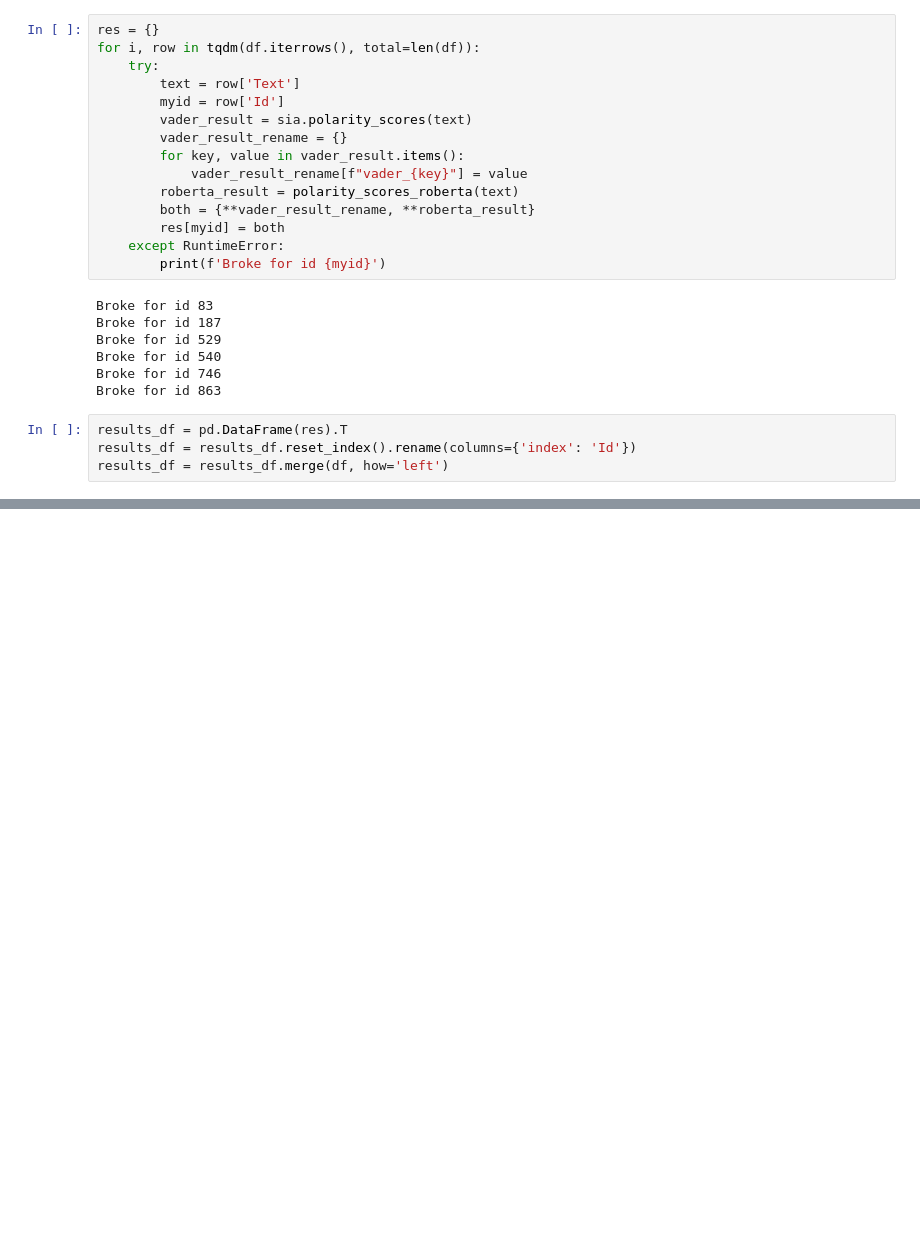
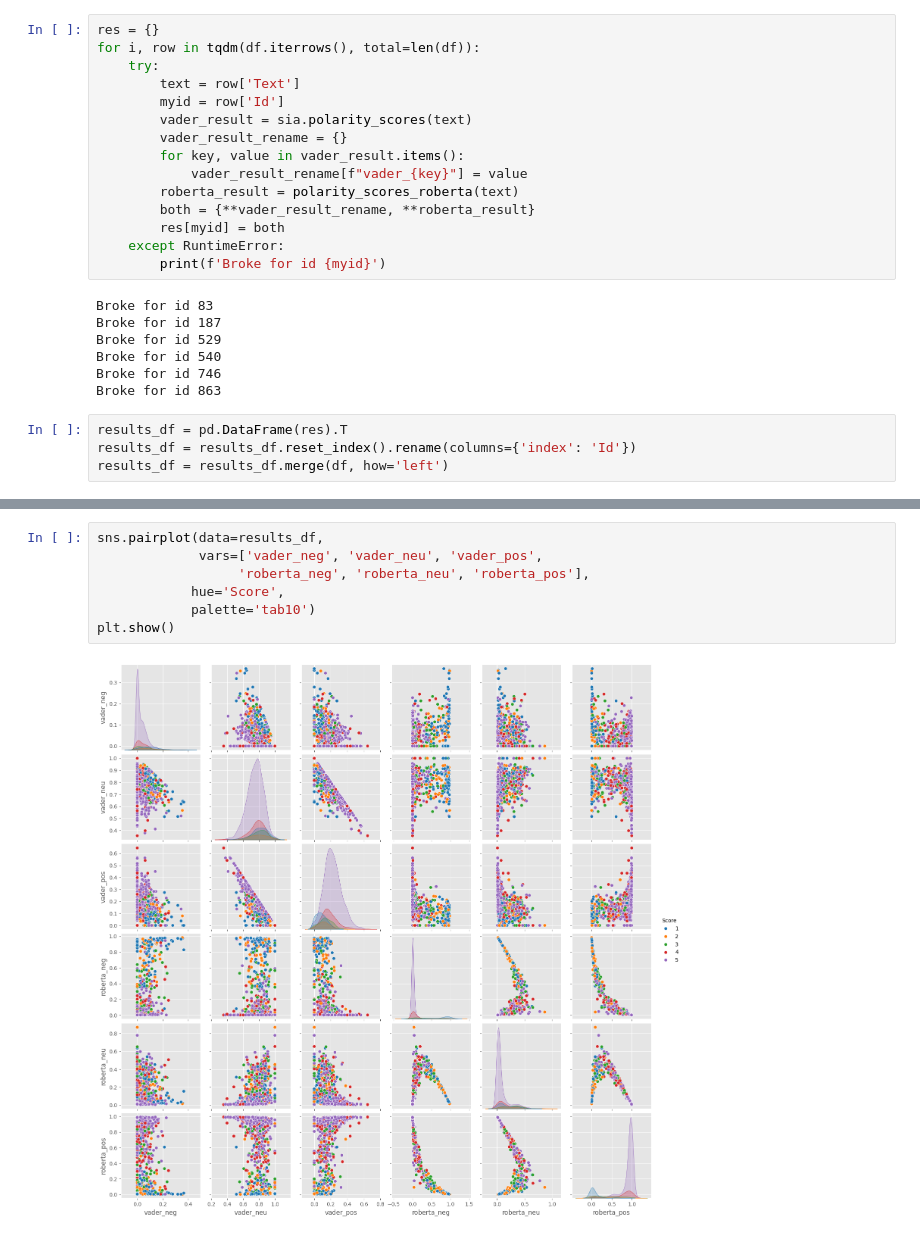
Before and after one commit to Neha-Shrestha/Sentiment-Analysis-Amazon-Reviews, a Jupyter notebook: sentiment-analysis.ipynb, the cells around one changed output, grey strips where cells are left out. Drawn from its saved outputs; the diff is of its cells as text; blank space fills up the shorter version.

```diff
--- a/sentiment-analysis.ipynb
+++ b/sentiment-analysis.ipynb
@@ -211,0 +220,9 @@ results_df = results_df.merge(df, how='left')
+# %%
+sns.pairplot(data=results_df,
+             vars=['vader_neg', 'vader_neu', 'vader_pos',
+                  'roberta_neg', 'roberta_neu', 'roberta_pos'],
+            hue='Score',
+            palette='tab10')
+plt.show()
+# %% [output]
+[figure, added]
```
Also changed, not shown: parts of 9 cells of this notebook.
